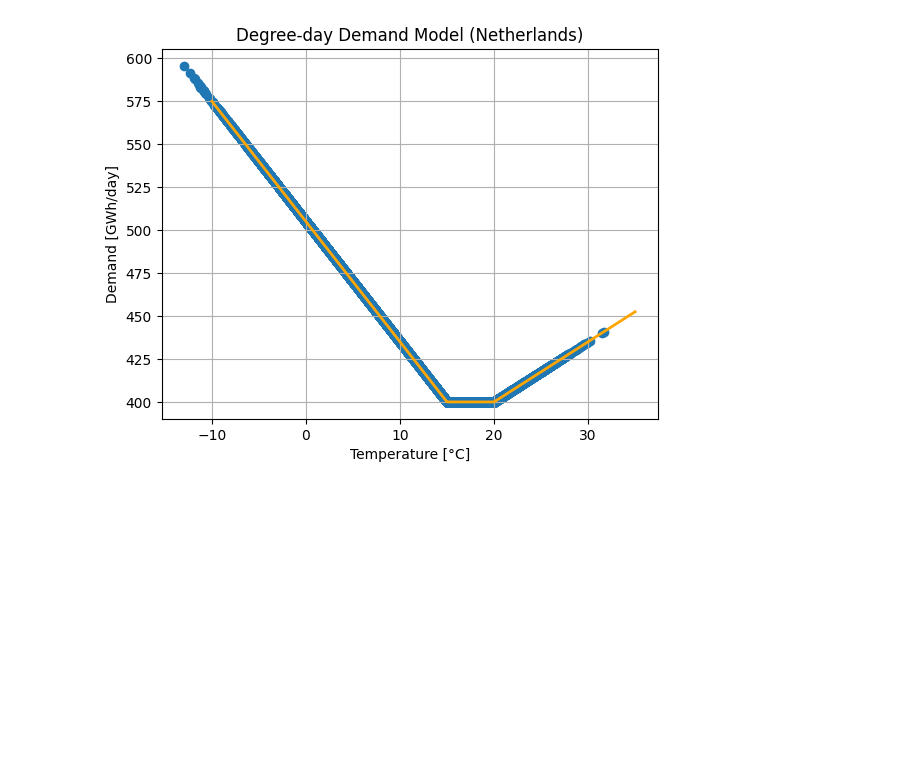
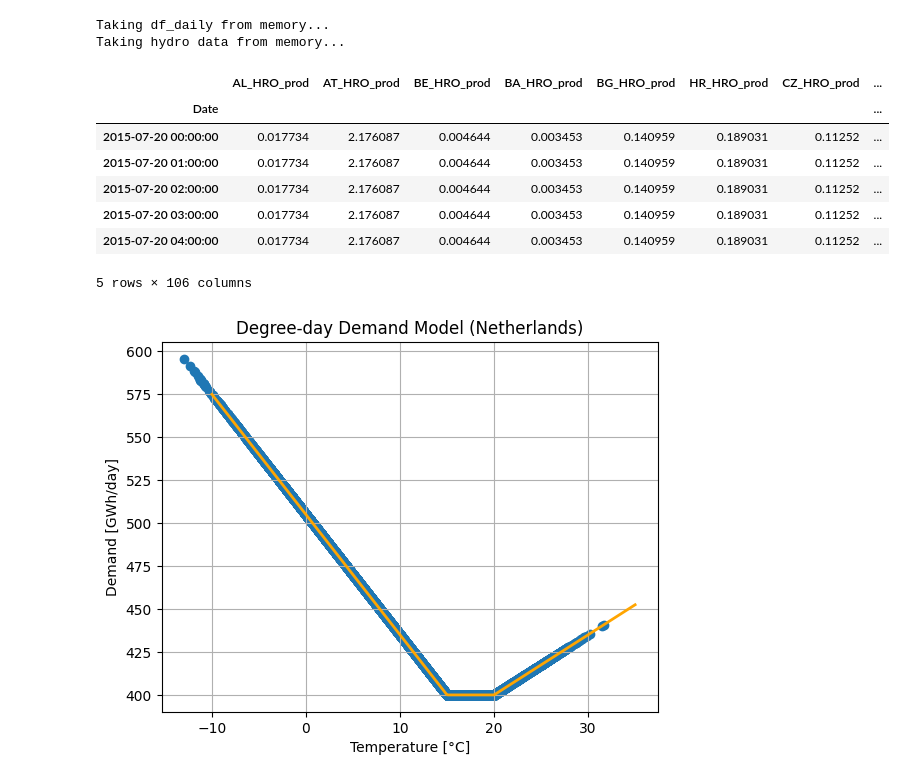
Before and after one commit to bramvanduinen/ClimateYearSelection, a Jupyter notebook: notebooks/01b_make_prod_demand_dataset.ipynb, the cells around one changed output. Cells and saved outputs as stored; diff of their text form; code cells hidden in the pictures; blank space fills up the shorter version.

```diff
--- a/notebooks/01b_make_prod_demand_dataset.ipynb
+++ b/notebooks/01b_make_prod_demand_dataset.ipynb
@@ -9,12 +18,0 @@ from cluster_weather_years.constants import BASE_OUTPUT, COUNTRIES
-# %%
-DF_DAILY_FNAME = os.path.join(BASE_OUTPUT, "dataframes/df_daily_multi_country_v1.csv")
-if not os.path.exists(DF_DAILY_FNAME):
-    print("Calculating df_daily...")
-    df_daily, _ = build_df()
-    df_daily = df_daily.reset_index()
-    #df_daily["year"] = df_daily["Date"].dt.year
-    df_daily.to_csv(DF_DAILY_FNAME)
-else:
-    print("Taking df_daily from memory...")
-    df_daily = pd.read_csv(DF_DAILY_FNAME, index_col=0)
-df_daily["Date"] = pd.to_datetime(df_daily["Date"])
@@ -38,0 +19,63 @@ df_daily
+# %%
+DF_DAILY_FNAME = os.path.join(BASE_OUTPUT, "dataframes/df_daily_all_countries_v3.csv")
+DF_HOURLY_FNAME = os.path.join(BASE_OUTPUT, "dataframes/df_hourly_all_countries_v3.csv")
+DF_HYDRO_FNAME = os.path.join(
+    BASE_OUTPUT, "dataframes/df_hydro_prod_all_countries_v1.parquet"
+)
+
+if not os.path.exists(DF_DAILY_FNAME):
+    print("Calculating df_daily...")
+    df_hourly, df_daily = build_df()
+    df_hourly, df_daily = df_hourly.reset_index(), df_daily.reset_index()
+    df_hourly.to_csv(DF_HOURLY_FNAME)
+    df_daily.to_csv(DF_DAILY_FNAME)
+    # df_daily["year"] = df_daily["Date"].dt.year
+else:
+    print("Taking df_daily from memory...")
+    df_daily = pd.read_csv(DF_DAILY_FNAME, index_col=0)
+df_daily["Date"] = pd.to_datetime(df_daily["Date"])
+
+# hydro
+if not os.path.exists(DF_HYDRO_FNAME):
+    print("Calculating hydro data...")
+    # build individual hydro df's per model
+    process_all_hydro_files()
+
+    # aggregate all models and variables
+    dfs_hydro_prod = []
+    for model_fname, model_name in zip(MODELS_FNAME, MODELS):
+        dfs_hydro_model = []
+        for hydro_var in HYDRO_VARS:
+            filename_hydro_agg = f"P_CMI6_{model_fname}_{hydro_var}_2015_2044_NUTS0.csv"
+            dfs_hydro_model.append(
+                pd.read_csv(
+                    os.path.join(INPUT_DIR_HYDRO, filename_hydro_agg), index_col="Date"
+                )
+            )
+        df_hydro_model = pd.concat(dfs_hydro_model, axis=1)
+        df_hydro_model["model"] = model_name
+        dfs_hydro_prod.append(df_hydro_model)
+
+    df_hydro_prod = pd.concat(dfs_hydro_prod, axis=0)
+    df_hydro_prod.to_parquet(
+        os.path.join(BASE_OUTPUT, "dataframes/df_hydro_prod_all_countries_v1.parquet")
+    )
+else:
+    print("Taking hydro data from memory...")
+    df_hydro_prod = pd.read_parquet(
+        os.path.join(BASE_OUTPUT, "dataframes/df_hydro_prod_all_countries_v1.parquet")
+    )
+
+df_daily.head()
+df_hydro_prod.head()
+# %% [output]
+Taking df_daily from memory...
+Taking hydro data from memory...
+|  | AL_HRO_prod | AT_HRO_prod | BE_HRO_prod | BA_HRO_prod | BG_HRO_prod | HR_HRO_prod | CZ_HRO_prod | ... |
+| Date |  |  |  |  |  |  |  | ... |
+| 2015-07-20 00:00:00 | 0.017734 | 2.176087 | 0.004644 | 0.003453 | 0.140959 | 0.189031 | 0.11252 | ... |
+| 2015-07-20 01:00:00 | 0.017734 | 2.176087 | 0.004644 | 0.003453 | 0.140959 | 0.189031 | 0.11252 | ... |
+| 2015-07-20 02:00:00 | 0.017734 | 2.176087 | 0.004644 | 0.003453 | 0.140959 | 0.189031 | 0.11252 | ... |
+| 2015-07-20 03:00:00 | 0.017734 | 2.176087 | 0.004644 | 0.003453 | 0.140959 | 0.189031 | 0.11252 | ... |
+| 2015-07-20 04:00:00 | 0.017734 | 2.176087 | 0.004644 | 0.003453 | 0.140959 | 0.189031 | 0.11252 | ... |
+5 rows × 106 columns
```
Also changed, not shown: parts of 15 cells of this notebook, 23 other files.
